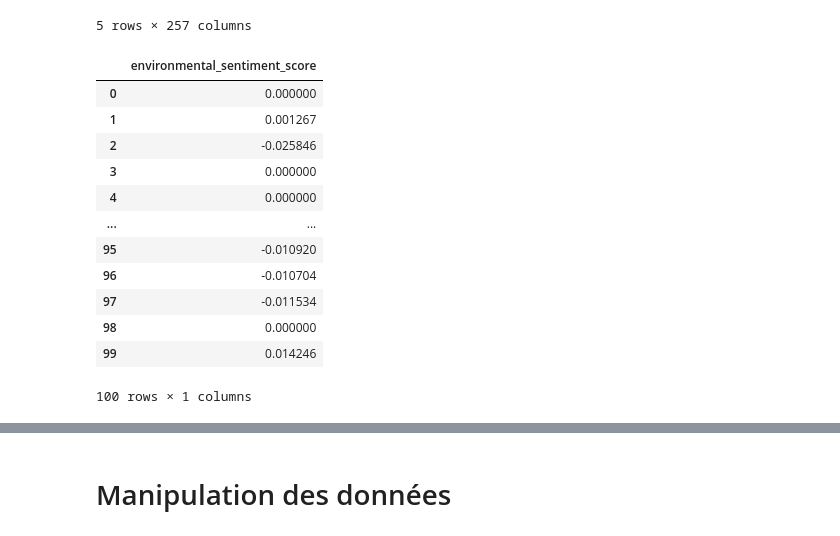
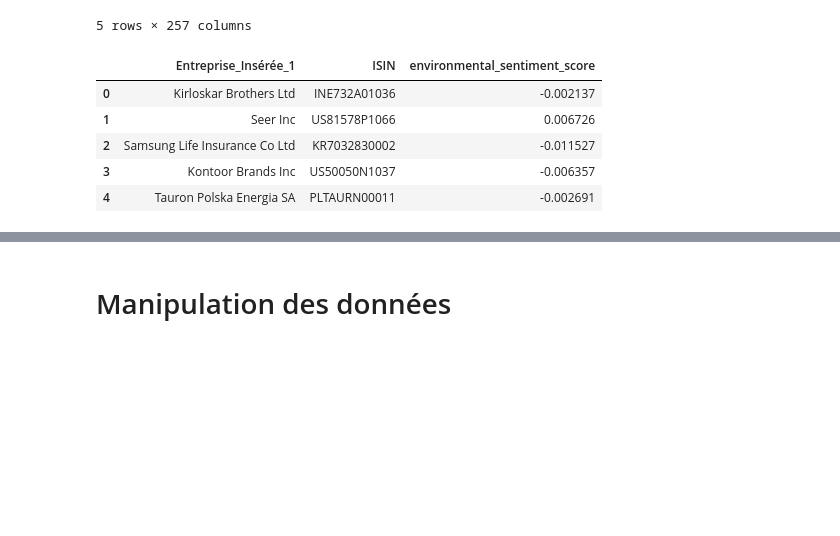
Before and after one commit to tgarnier067/Stat_app, a Jupyter notebook: Econometrie.ipynb, the cells around one changed output, grey strips where cells are left out. Saved outputs shown, nothing was run; the diff lists cells and outputs as text; code cells hidden in the pictures; blank space fills up the shorter version.

```diff
--- a/Econometrie.ipynb
+++ b/Econometrie.ipynb
@@ -40,22 +43,15 @@ esg_data.head()
 5 rows × 257 columns
 # %%
 # On prend le score de comm environnemental que l'on a calculé
-env_comm_score = pd.read_csv('env_comm_score.csv')
-env_comm_score
+env_comm_score = pd.read_csv('env_comm_score_articles_forces.csv')
+env_comm_score.head()
 # %% [output]
-|  | environmental_sentiment_score |
-| 0 | 0.000000 |
-| 1 | 0.001267 |
-| 2 | -0.025846 |
-| 3 | 0.000000 |
-| 4 | 0.000000 |
-| ... | ... |
-| 95 | -0.010920 |
-| 96 | -0.010704 |
-| 97 | -0.011534 |
-| 98 | 0.000000 |
-| 99 | 0.014246 |
+|  | Entreprise_Insérée_1 | ISIN | environmental_sentiment_score |
+| 0 | Kirloskar Brothers Ltd | INE732A01036 | -0.002137 |
+| 1 | Seer Inc | US81578P1066 | 0.006726 |
+| 2 | Samsung Life Insurance Co Ltd | KR7032830002 | -0.011527 |
+| 3 | Kontoor Brands Inc | US50050N1037 | -0.006357 |
+| 4 | Tauron Polska Energia SA | PLTAURN00011 | -0.002691 |
-100 rows × 1 columns
 # %%
 # Nb de lignes avec erreur: 1 sur 13000
 covalence_id_firms = pd.read_csv('Universe_Listed_Covalence_31.07.2023_v2_updated.csv',sep=';',on_bad_lines='skip')
```
Also changed, not shown: parts of 13 cells of this notebook, 5 other files.
